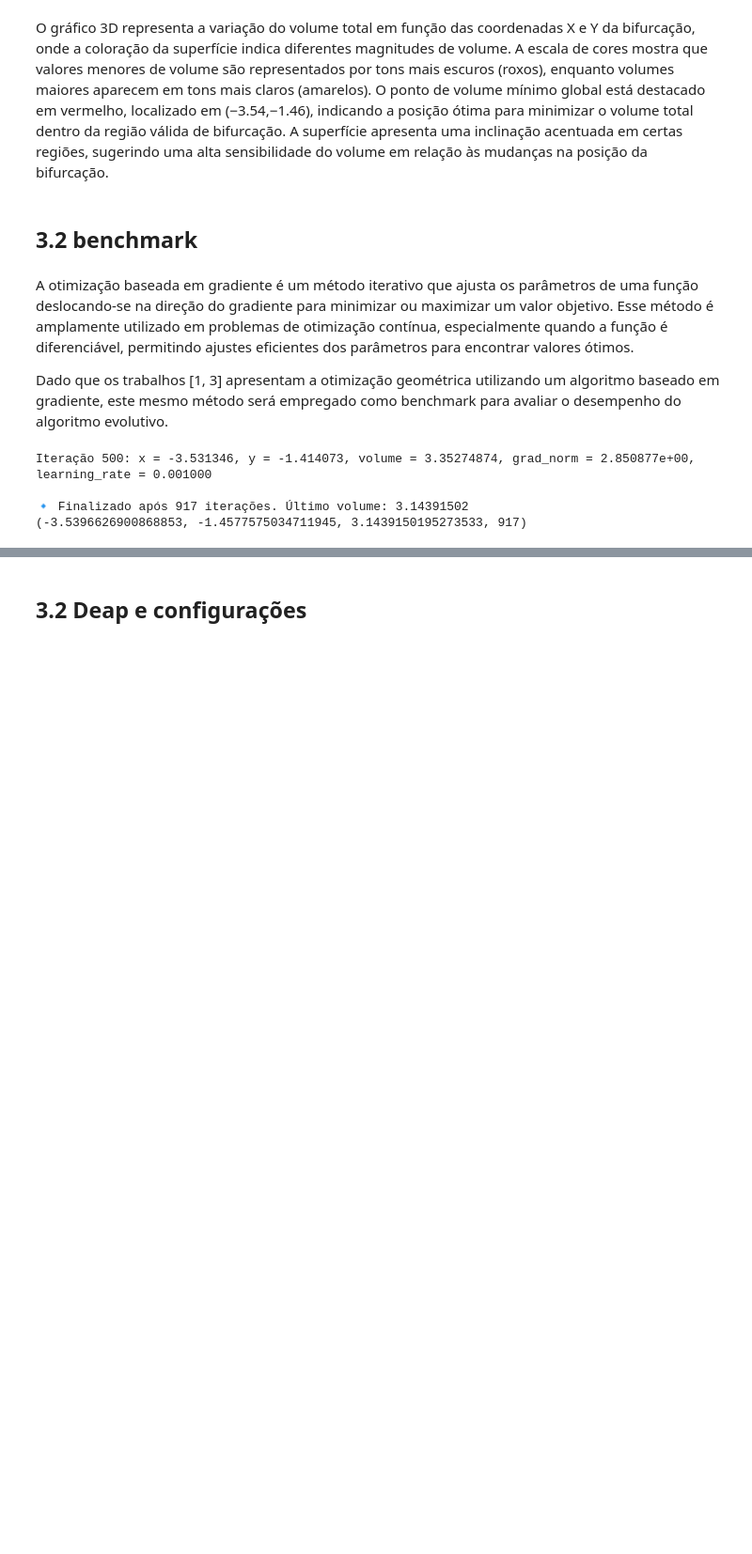
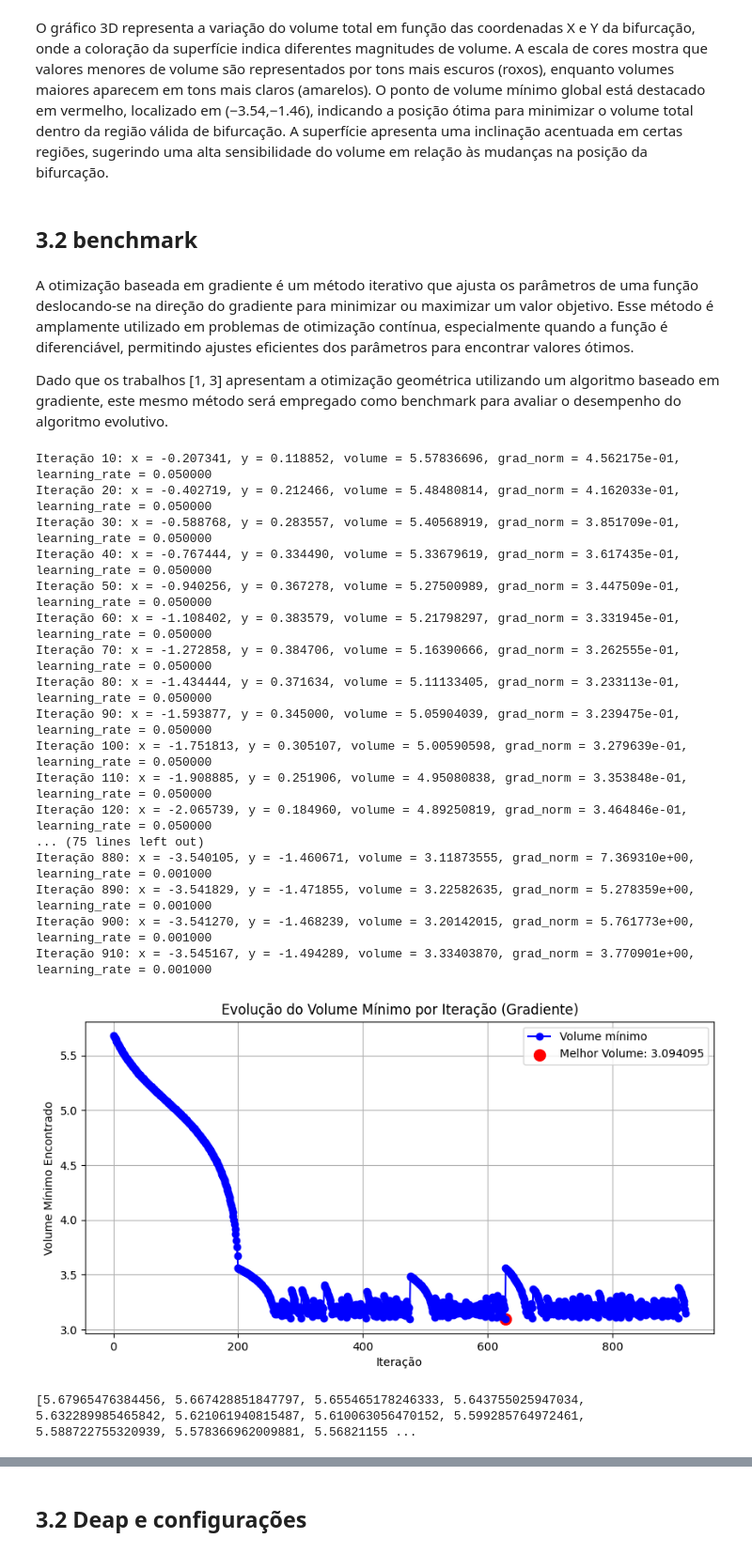
Before and after one commit to pedroasgDEV/CCO-Evolutionary-Optimization, a Jupyter notebook: trabalho_comp_evolutiva.ipynb, the cells around one changed output, grey strips where cells are left out. Shown at 94% size. Saved outputs shown, nothing was run; the diff lists cells and outputs as text; code cells hidden in the pictures; blank space fills up the shorter version.

```diff
--- a/trabalho_comp_evolutiva.ipynb
+++ b/trabalho_comp_evolutiva.ipynb
@@ -286,23 +286,8 @@ A otimização baseada em gradiente é um método iterativo que ajusta os parâm
 
 Dado que os trabalhos [1, 3] apresentam a otimização geométrica utilizando um algoritmo baseado em gradiente, este mesmo método será empregado como benchmark para avaliar o desempenho do algoritmo evolutivo.
 # %%
-def optimizeBifurcationGeometry_gradient(x_start=None, y_start=None, learning_rate=0.05, max_iters=20000, tolerance=1e-6, target_volume=None):
-    """
-    Otimiza a bifurcação para minimizar o volume total.
-
-    Parâmetros:
-    - x_start, y_start: Ponto inicial (se None, é gerado aleatoriamente)
-    - learning_rate: Taxa de aprendizado para descida do gradiente
-    - max_iters: Número máximo de iterações
-    - tolerance: Critério de convergência baseado no gradiente
-    - target_volume: Volume alvo para parada (se None, usa o menor volume encontrado)
-    - volume_tolerance: Precisão para considerar o volume mínimo atingido
-
-    Retorna:
-    - x, y: Coordenadas da bifurcação ótima
-    - volume_min: Volume no ponto ótimo
-    - n_iters: Número de iterações até a convergência
-    """
+def optimizeBifurcationGeometry_gradient(x_start=None, y_start=None, learning_rate=0.05, max_iters=20000, tolerance=1e-6, plot=False, seed=42) -> float:
+    random.seed(seed)
 
     # Gera valores aleatórios até encontrar um ponto válido
     def calcNovoPonto():
@@ -324,10 +309,7 @@ def optimizeBifurcationGeometry_gradient(x_start=None, y_start=None, learning_ra
     last_volume = volume_min
     n_iters_invalid = 0
     stagnant_iters = 0  # Contador para detectar estagnação
-
-    # Se não for passado um volume alvo, usa o menor volume já encontrado
-    if target_volume is None:
-        target_volume = volume_min
+    volume_history = []  # Armazena a evolução do volume mínimo
 
     for _ in range(max_iters):
         # Calcula a Gradiente
@@ -350,44 +332,72 @@ def optimizeBifurcationGeometry_gradient(x_start=None, y_start=None, learning_ra
         y_new = y - learning_rate * grad_y
 
         if not validaBirfucacao([x_new, y_new]):
             if n_iters_invalid > 25:  # Se travar em coordenadas inválidas, ele sorteia novas
                 x, y = calcNovoPonto()
                 n_iters_invalid = 0
             else:
                 n_iters_invalid += 1
                 continue
 
         n_iters_invalid = 0
 
         # Atualiza as coordenadas e o volume
         x, y = x_new, y_new
         n_iters += 1
         volume_min = calVolumeTotal([[x, y]])
 
+        # Armazena o volume mínimo da iteração atual
+        volume_history.append(volume_min)
+
         # Exibe progresso a cada 500 iterações
-        if n_iters % 500 == 0:
+        if plot and n_iters % 10 == 0:
             print(f"Iteração {n_iters}: x = {x:.6f}, y = {y:.6f}, volume = {volume_min:.8f}, grad_norm = {grad_norm:.6e}, learning_rate = {learning_rate:.6f}")
-
-        # Critério de parada: Volume próximo ao alvo ou máximo de iterações
-        if abs(volume_min - target_volume) < tolerance:
-            print(f"\n✅ Volume alvo atingido! Convergiu em {n_iters} iterações.")
-            break
 
         # Detecta estagnação e reinicia a otimização se necessário
         if abs(volume_min - last_volume) < 1e-8:
             stagnant_iters += 1
         else:
             stagnant_iters = 0  # Reseta se houver progresso
 
         last_volume = volume_min  # Atualiza o volume anterior para próxima iteração
 
-    print(f"\n🔹 Finalizado após {n_iters} iterações. Último volume: {volume_min:.8f}")
-    return x, y, volume_min, n_iters
+    if plot:
+        plt.figure(figsize=(10, 5))
+        plt.plot(range(1, len(volume_history) + 1), volume_history, marker='o', linestyle='-', color='b', label="Volume mínimo")
 
-print(optimize_bifurcation_geometry(0, 0, target_volume=min_vol))
+        # Destaca o menor volume encontrado
+        min_volume = min(volume_history)
+        min_idx = volume_history.index(min_volume) + 1
+        plt.scatter(min_idx, min_volume, color='red', s=100, label=f"Melhor Volume: {min_volume:.6f}")
+
+        plt.xlabel("Iteração")
+        plt.ylabel("Volume Mínimo Encontrado")
+        plt.title("Evolução do Volume Mínimo por Iteração (Gradiente)")
+        plt.legend()
+        plt.grid()
+        plt.show()
+
+    return volume_history
+
+print(optimizeBifurcationGeometry_gradient(0, 0, plot=True))
 # %% [output]
-Iteração 500: x = -3.531346, y = -1.414073, volume = 3.35274874, grad_norm = 2.850877e+00, learning_rate = 0.001000
-
-🔹 Finalizado após 917 iterações. Último volume: 3.14391502
-(-3.5396626900868853, -1.4577575034711945, 3.1439150195273533, 917)
+Iteração 10: x = -0.207341, y = 0.118852, volume = 5.57836696, grad_norm = 4.562175e-01, learning_rate = 0.050000
+Iteração 20: x = -0.402719, y = 0.212466, volume = 5.48480814, grad_norm = 4.162033e-01, learning_rate = 0.050000
+Iteração 30: x = -0.588768, y = 0.283557, volume = 5.40568919, grad_norm = 3.851709e-01, learning_rate = 0.050000
+Iteração 40: x = -0.767444, y = 0.334490, volume = 5.33679619, grad_norm = 3.617435e-01, learning_rate = 0.050000
+Iteração 50: x = -0.940256, y = 0.367278, volume = 5.27500989, grad_norm = 3.447509e-01, learning_rate = 0.050000
+Iteração 60: x = -1.108402, y = 0.383579, volume = 5.21798297, grad_norm = 3.331945e-01, learning_rate = 0.050000
+Iteração 70: x = -1.272858, y = 0.384706, volume = 5.16390666, grad_norm = 3.262555e-01, learning_rate = 0.050000
+Iteração 80: x = -1.434444, y = 0.371634, volume = 5.11133405, grad_norm = 3.233113e-01, learning_rate = 0.050000
+Iteração 90: x = -1.593877, y = 0.345000, volume = 5.05904039, grad_norm = 3.239475e-01, learning_rate = 0.050000
+Iteração 100: x = -1.751813, y = 0.305107, volume = 5.00590598, grad_norm = 3.279639e-01, learning_rate = 0.050000
+Iteração 110: x = -1.908885, y = 0.251906, volume = 4.95080838, grad_norm = 3.353848e-01, learning_rate = 0.050000
+Iteração 120: x = -2.065739, y = 0.184960, volume = 4.89250819, grad_norm = 3.464846e-01, learning_rate = 0.050000
+... (75 lines left out)
+Iteração 880: x = -3.540105, y = -1.460671, volume = 3.11873555, grad_norm = 7.369310e+00, learning_rate = 0.001000
+Iteração 890: x = -3.541829, y = -1.471855, volume = 3.22582635, grad_norm = 5.278359e+00, learning_rate = 0.001000
+Iteração 900: x = -3.541270, y = -1.468239, volume = 3.20142015, grad_norm = 5.761773e+00, learning_rate = 0.001000
+Iteração 910: x = -3.545167, y = -1.494289, volume = 3.33403870, grad_norm = 3.770901e+00, learning_rate = 0.001000
+[figure, added]
+[5.67965476384456, 5.667428851847797, 5.655465178246333, 5.643755025947034, 5.632289985465842, 5.621061940815487, 5.610063056470152, 5.599285764972461, 5.588722755320939, 5.578366962009881, 5.56821155 ...
 # %% [markdown]
```
Also changed, not shown: parts of 30 cells of this notebook.
